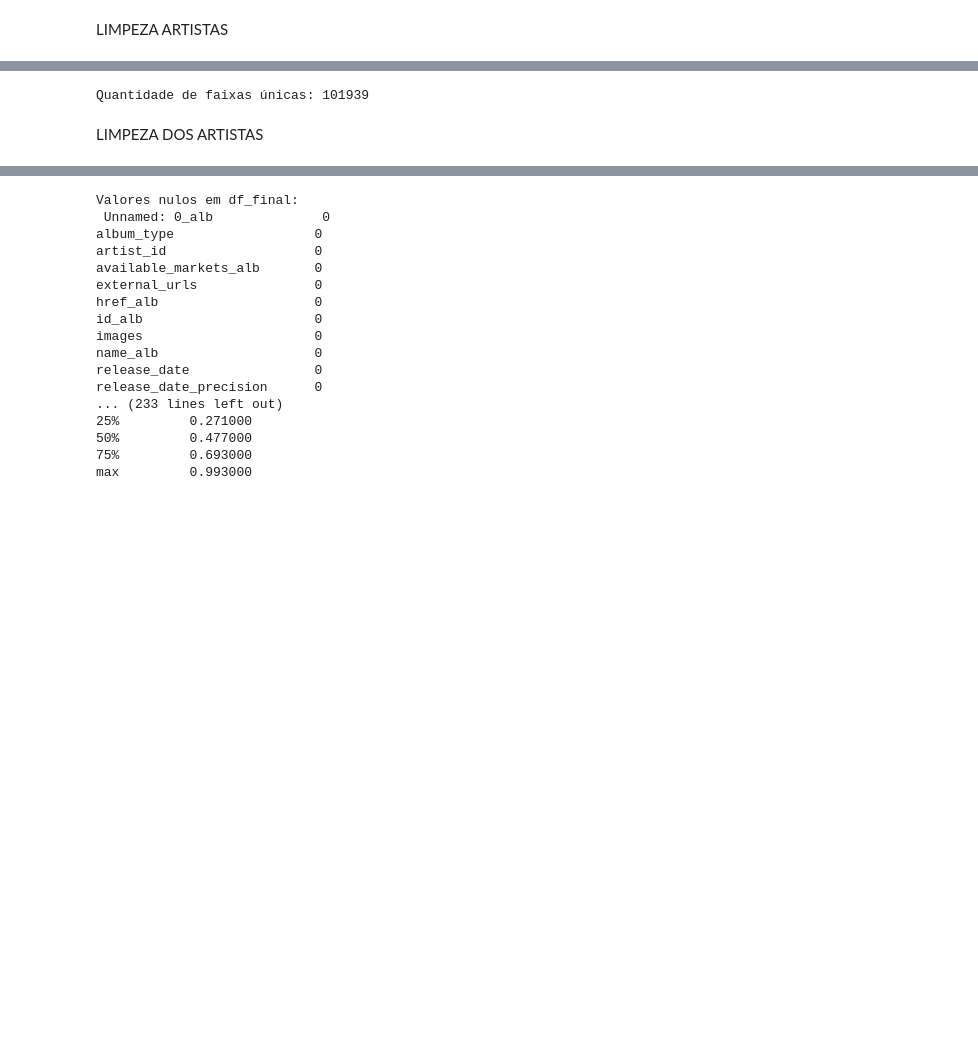
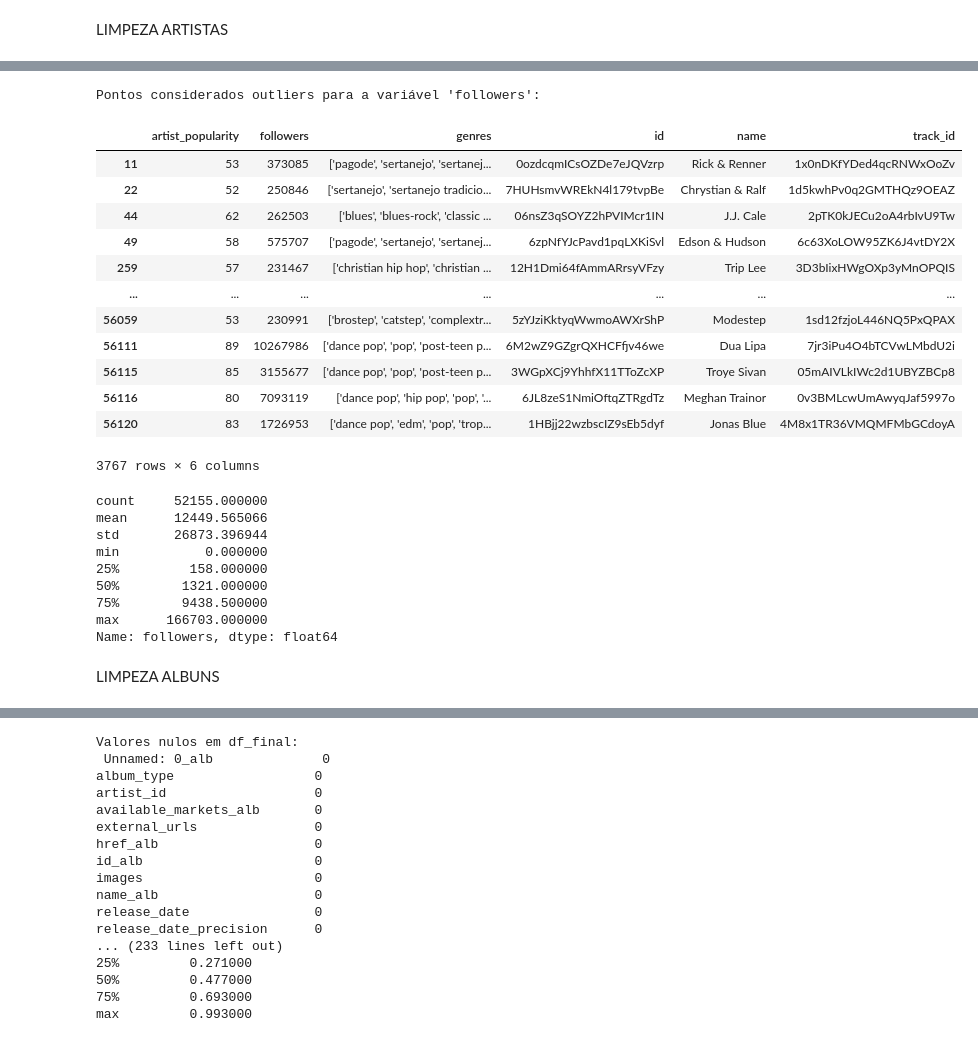
Before and after one commit to mat-haug/Treinamento-1, a Jupyter notebook: TREINAMENTO_1.ipynb, the cells around one changed output, grey strips where cells are left out. Saved outputs shown, nothing was run; the diff lists cells and outputs as text; code cells hidden in the pictures; blank space fills up the shorter version.

```diff
--- a/TREINAMENTO_1.ipynb
+++ b/TREINAMENTO_1.ipynb
@@ -150,6 +42,61 @@ Valores de id_alb que não estão em df_tracks['album_id']: 8
-# %%
-print("Quantidade de faixas únicas:", df_final['id'].nunique())
-# %% [output]
-Quantidade de faixas únicas: 101939
-# %% [markdown]
-LIMPEZA DOS ARTISTAS
+# %%
+df_artistas.drop(columns=['Unnamed: 0', 'track_name_prev', 'type'], inplace = True)
+df_artistas[df_artistas.isnull().any(axis=1)]
+df_artistas.dropna(inplace = True)
+df_artistas.isnull().sum()
+df_artistas.drop_duplicates(inplace = True)
+# %%
+
+artistas_deletados = df_artistas[(df_artistas['followers'] == 0) & (df_artistas['artist_popularity'] >= 10)].index
+df_artistas.drop(artistas_deletados, inplace=True)
+# %%
+
+
+def drop_outliers(base, variavel, fator=10.0):
+    outliers = []
+
+    Q1 = np.percentile(base[variavel], 25)
+    Q3 = np.percentile(base[variavel], 75)
+
+    IQR = Q3 - Q1
+    passo = fator * IQR
+
+    print(f"Pontos considerados outliers para a variável '{variavel}':")
+    display(base[~((base[variavel] >= Q1 - passo) & (base[variavel] <= Q3 + passo))])
+
+    feature_outliers = base[~((base[variavel] >= Q1 - passo) & (base[variavel] <= Q3 + passo))]
+    outliers.extend(list(feature_outliers.index.values))
+
+    return outliers
+
+outliers_artistas = drop_outliers(df_artistas, 'followers', fator=10.0)
+df_artistas = df_artistas.loc[~df_artistas.index.isin(outliers_artistas)].reset_index(drop=True)
+
+
+df_artistas['followers'].describe()
+# %% [output]
+Pontos considerados outliers para a variável 'followers':
+|  | artist_popularity | followers | genres | id | name | track_id |
+| 11 | 53 | 373085 | ['pagode', 'sertanejo', 'sertanej... | 0ozdcqmICsOZDe7eJQVzrp | Rick & Renner | 1x0nDKfYDed4qcRNWxOoZv |
+| 22 | 52 | 250846 | ['sertanejo', 'sertanejo tradicio... | 7HUHsmvWREkN4l179tvpBe | Chrystian & Ralf | 1d5kwhPv0q2GMTHQz9OEAZ |
+| 44 | 62 | 262503 | ['blues', 'blues-rock', 'classic ... | 06nsZ3qSOYZ2hPVIMcr1IN | J.J. Cale | 2pTK0kJECu2oA4rbIvU9Tw |
+| 49 | 58 | 575707 | ['pagode', 'sertanejo', 'sertanej... | 6zpNfYJcPavd1pqLXKiSvl | Edson & Hudson | 6c63XoLOW95ZK6J4vtDY2X |
+| 259 | 57 | 231467 | ['christian hip hop', 'christian ... | 12H1Dmi64fAmmARrsyVFzy | Trip Lee | 3D3bIixHWgOXp3yMnOPQIS |
+| ... | ... | ... | ... | ... | ... | ... |
+| 56059 | 53 | 230991 | ['brostep', 'catstep', 'complextr... | 5zYJziKktyqWwmoAWXrShP | Modestep | 1sd12fzjoL446NQ5PxQPAX |
+| 56111 | 89 | 10267986 | ['dance pop', 'pop', 'post-teen p... | 6M2wZ9GZgrQXHCFfjv46we | Dua Lipa | 7jr3iPu4O4bTCVwLMbdU2i |
+| 56115 | 85 | 3155677 | ['dance pop', 'pop', 'post-teen p... | 3WGpXCj9YhhfX11TToZcXP | Troye Sivan | 05mAIVLkIWc2d1UBYZBCp8 |
+| 56116 | 80 | 7093119 | ['dance pop', 'hip pop', 'pop', '... | 6JL8zeS1NmiOftqZTRgdTz | Meghan Trainor | 0v3BMLcwUmAwyqJaf5997o |
+| 56120 | 83 | 1726953 | ['dance pop', 'edm', 'pop', 'trop... | 1HBjj22wzbscIZ9sEb5dyf | Jonas Blue | 4M8x1TR36VMQMFMbGCdoyA |
+3767 rows × 6 columns
+count     52155.000000
+mean      12449.565066
+std       26873.396944
+min           0.000000
+25%         158.000000
+50%        1321.000000
+75%        9438.500000
+max      166703.000000
+Name: followers, dtype: float64
+# %% [markdown]
+LIMPEZA ALBUNS
```
Also changed, not shown: parts of 17 cells of this notebook.
